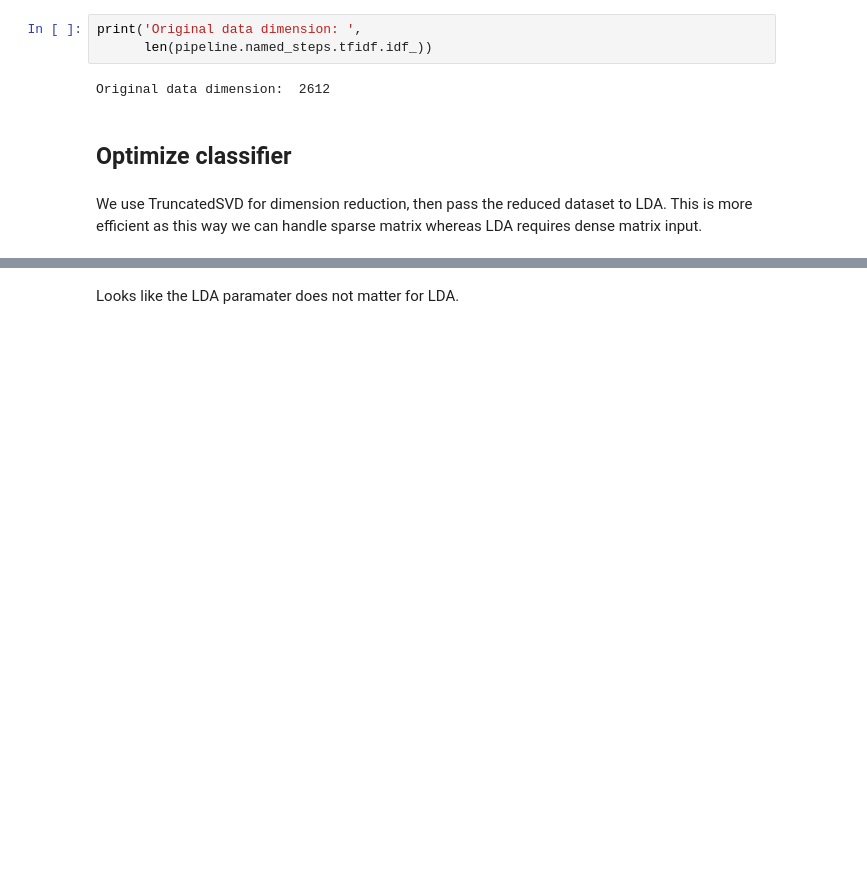
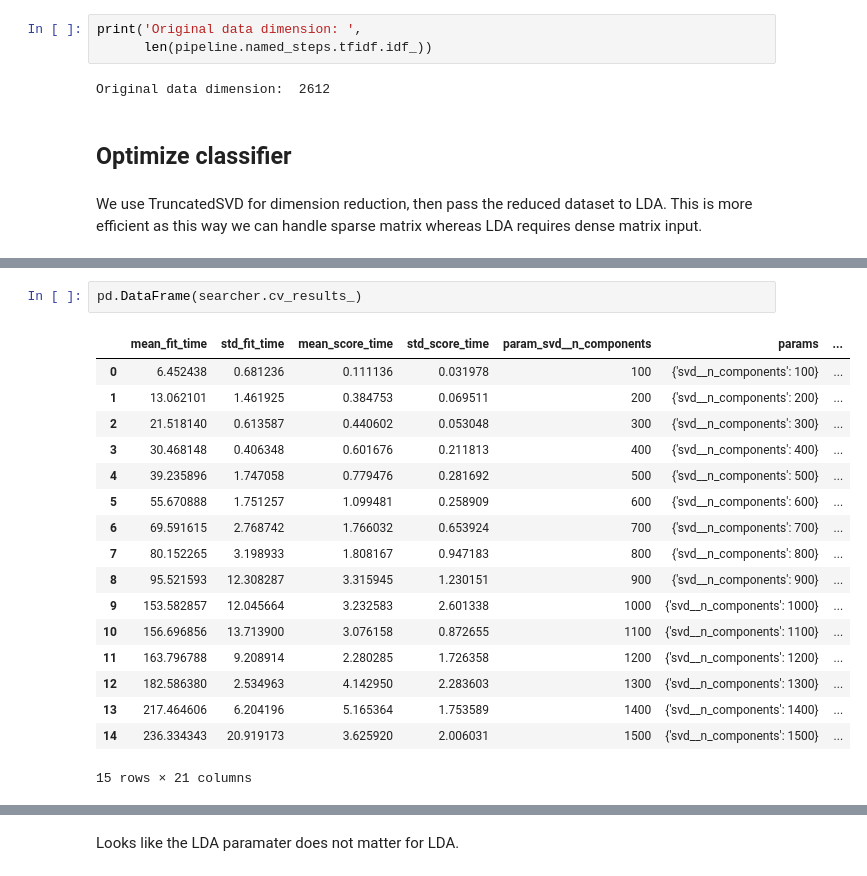
Before and after one commit to ktmud/fsauor2018, a Jupyter notebook: notebooks/2.1.2 Fine Tuning (LDA).ipynb, the cells around one changed output, grey strips where cells are left out. Drawn from its saved outputs; the diff is of its cells as text; blank space fills up the shorter version.

```diff
--- a/notebooks/2.1.2 Fine Tuning (LDA).ipynb
+++ b/notebooks/2.1.2 Fine Tuning (LDA).ipynb
@@ -119,3 +154,23 @@ grid_search.best_estimator_
+# %%
+pd.DataFrame(searcher.cv_results_)
+# %% [output]
+|  | mean_fit_time | std_fit_time | mean_score_time | std_score_time | param_svd__n_components | params | ... |
+| 0 | 6.452438 | 0.681236 | 0.111136 | 0.031978 | 100 | {'svd__n_components': 100} | ... |
+| 1 | 13.062101 | 1.461925 | 0.384753 | 0.069511 | 200 | {'svd__n_components': 200} | ... |
+| 2 | 21.518140 | 0.613587 | 0.440602 | 0.053048 | 300 | {'svd__n_components': 300} | ... |
+| 3 | 30.468148 | 0.406348 | 0.601676 | 0.211813 | 400 | {'svd__n_components': 400} | ... |
+| 4 | 39.235896 | 1.747058 | 0.779476 | 0.281692 | 500 | {'svd__n_components': 500} | ... |
+| 5 | 55.670888 | 1.751257 | 1.099481 | 0.258909 | 600 | {'svd__n_components': 600} | ... |
+| 6 | 69.591615 | 2.768742 | 1.766032 | 0.653924 | 700 | {'svd__n_components': 700} | ... |
+| 7 | 80.152265 | 3.198933 | 1.808167 | 0.947183 | 800 | {'svd__n_components': 800} | ... |
+| 8 | 95.521593 | 12.308287 | 3.315945 | 1.230151 | 900 | {'svd__n_components': 900} | ... |
+| 9 | 153.582857 | 12.045664 | 3.232583 | 2.601338 | 1000 | {'svd__n_components': 1000} | ... |
+| 10 | 156.696856 | 13.713900 | 3.076158 | 0.872655 | 1100 | {'svd__n_components': 1100} | ... |
+| 11 | 163.796788 | 9.208914 | 2.280285 | 1.726358 | 1200 | {'svd__n_components': 1200} | ... |
+| 12 | 182.586380 | 2.534963 | 4.142950 | 2.283603 | 1300 | {'svd__n_components': 1300} | ... |
+| 13 | 217.464606 | 6.204196 | 5.165364 | 1.753589 | 1400 | {'svd__n_components': 1400} | ... |
+| 14 | 236.334343 | 20.919173 | 3.625920 | 2.006031 | 1500 | {'svd__n_components': 1500} | ... |
+15 rows × 21 columns
 # %%
 import seaborn as sns
 
```
Also changed, not shown: parts of 6 cells of this notebook, 17 other files.
